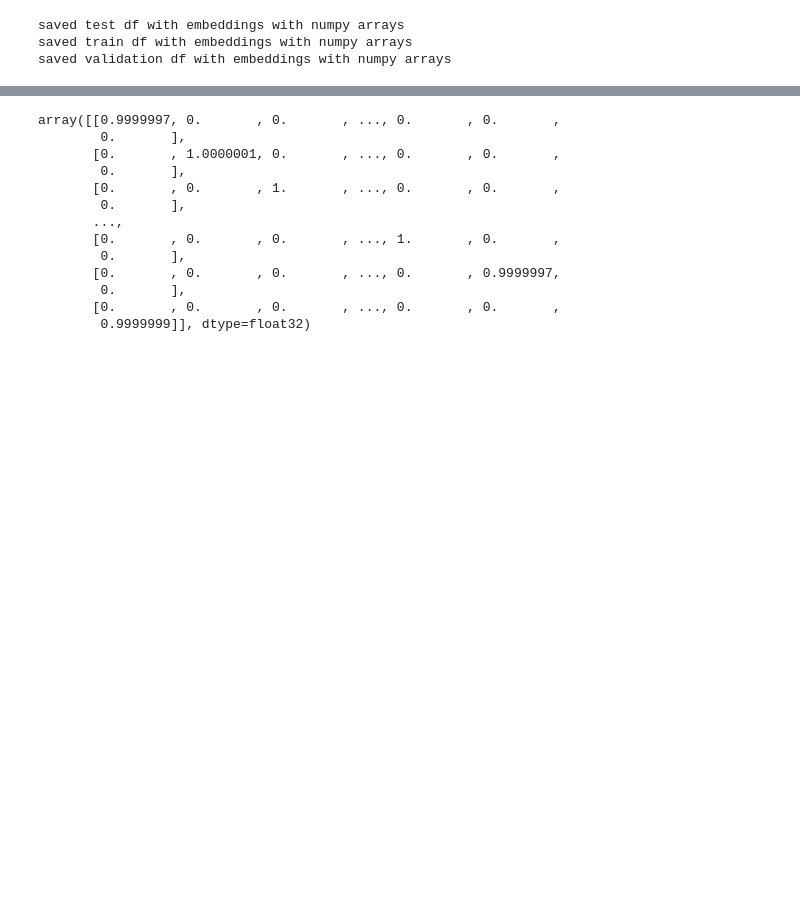
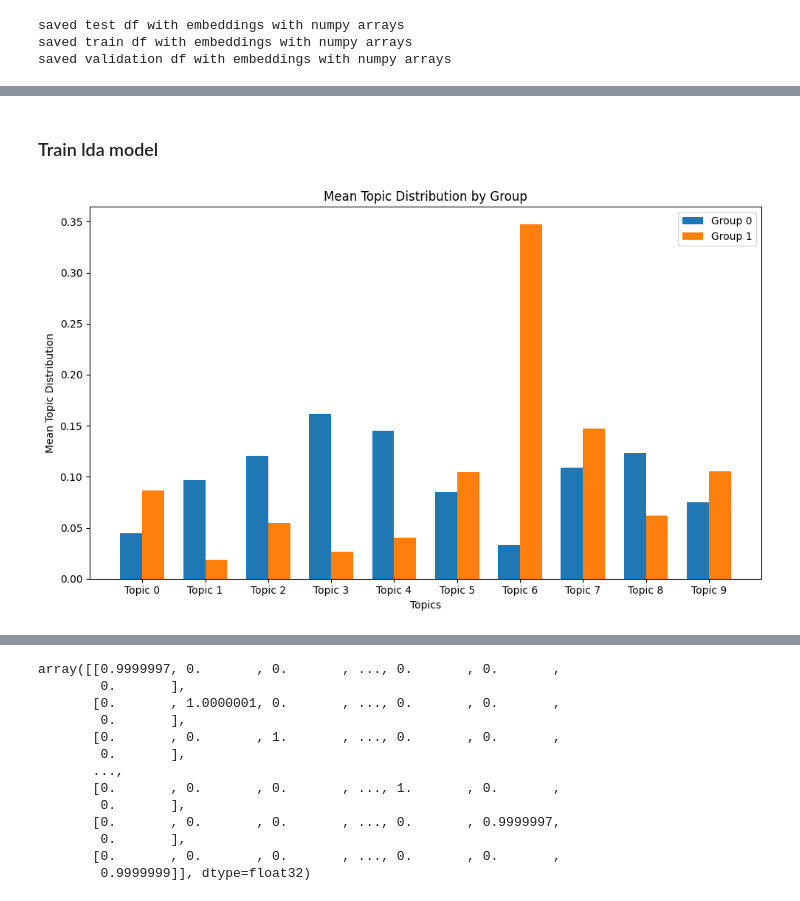
Before and after one commit to AdamLoydHarris/NLP_fake-news, a Jupyter notebook: Code/embedding_notebook.ipynb, the cells around one changed output, grey strips where cells are left out. Saved outputs shown, nothing was run; the diff lists cells and outputs as text; code cells hidden in the pictures; blank space fills up the shorter version.

```diff
--- a/Code/embedding_notebook.ipynb
+++ b/Code/embedding_notebook.ipynb
@@ -100,0 +120,2 @@ Requirement already satisfied: networkx in /Users/AdamHarris/miniconda3/envs/par
+# %% [markdown]
+### Train lda model
@@ -100,0 +131,46 @@ Requirement already satisfied: networkx in /Users/AdamHarris/miniconda3/envs/par
+# %%
+topic_distributions = [lda_model[doc] for doc in corpus]
+# %%
+train_labels = np.array(df_train['label'])
+group_0_distributions = []
+group_1_distributions = []
+
+for dist, label in zip(topic_distributions, train_labels):
+    if label == 0:
+        group_0_distributions.append(dict(dist))
+    else:
+        group_1_distributions.append(dict(dist))
+# %%
+def mean_topic_distribution(distributions, num_topics):
+    mean_dist = np.zeros(num_topics)
+    for dist in distributions:
+        for topic, prob in dist.items():
+            mean_dist[topic] += prob
+    mean_dist /= len(distributions)
+    return mean_dist
+
+# Assuming num_topics is known (same as used in LDA model)
+num_topics = lda_model.num_topics
+
+# Compute mean topic distributions for each group
+mean_dist_group_0 = mean_topic_distribution(group_0_distributions, num_topics)
+mean_dist_group_1 = mean_topic_distribution(group_1_distributions, num_topics)
+# %%
+fig, ax = plt.subplots(figsize=(10, 6))
+index = np.arange(num_topics)
+bar_width = 0.35
+
+bar1 = ax.bar(index, mean_dist_group_0, bar_width, label='Group 0')
+bar2 = ax.bar(index + bar_width, mean_dist_group_1, bar_width, label='Group 1')
+
+ax.set_xlabel('Topics')
+ax.set_ylabel('Mean Topic Distribution')
+ax.set_title('Mean Topic Distribution by Group')
+ax.set_xticks(index + bar_width / 2)
+ax.set_xticklabels([f'Topic {i}' for i in range(num_topics)])
+ax.legend()
+
+plt.tight_layout()
+plt.show()
+# %% [output]
+[figure, added]
```
Also changed, not shown: parts of 17 cells of this notebook, 1 other file.
